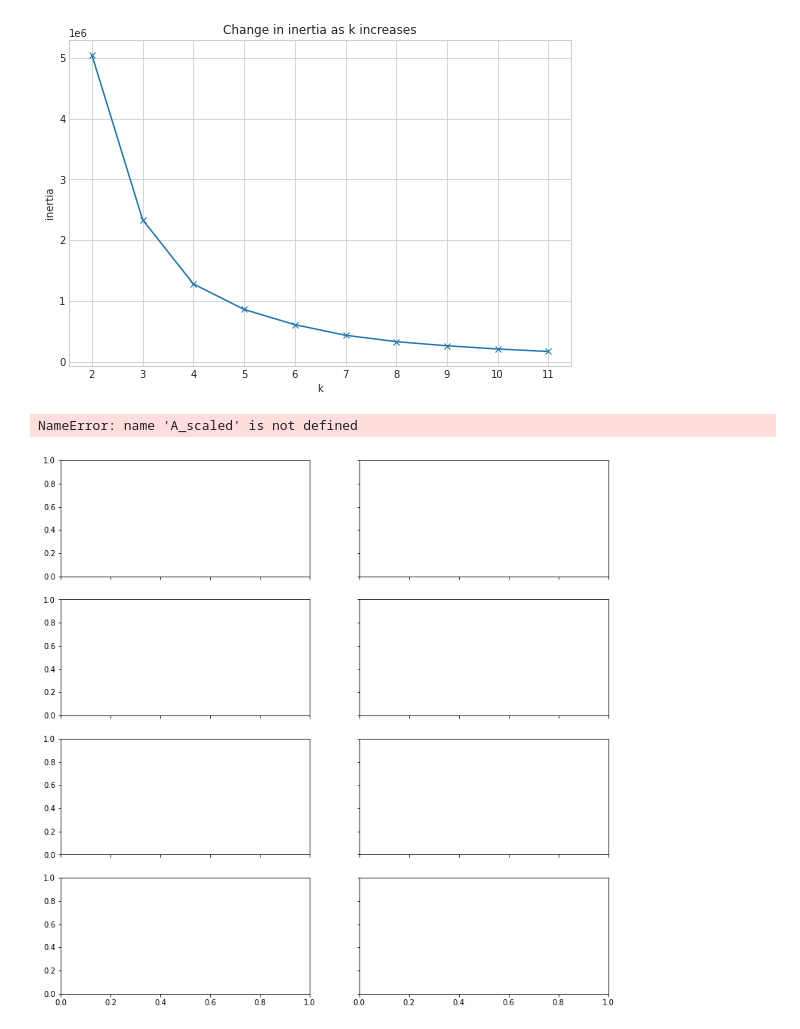
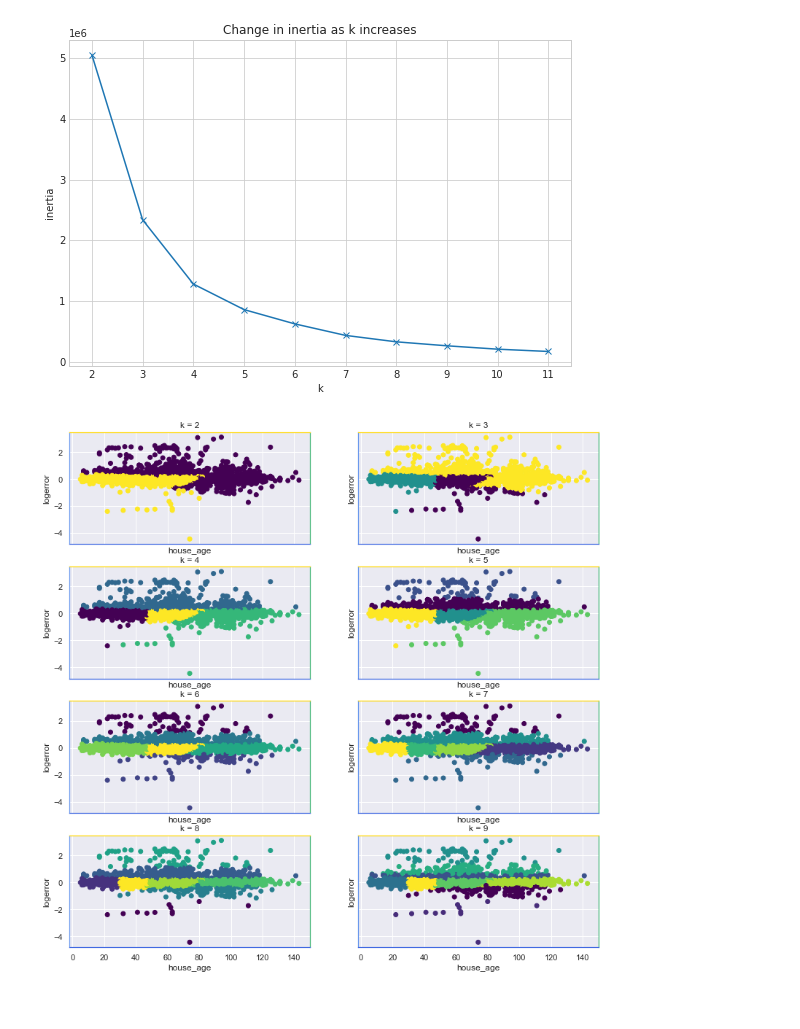
Before and after one commit to Zillow-Project/zillow_project_2021, a Jupyter notebook: Caitlyn/model.ipynb, the cells around one changed output. Saved outputs shown, nothing was run; the diff lists cells and outputs as text; code cells hidden in the pictures.

```diff
--- a/Caitlyn/model.ipynb
+++ b/Caitlyn/model.ipynb
@@ -46,23 +46,22 @@ with plt.style.context('seaborn-whitegrid'):
 # 5 and 6 look good lets try 5
 # %% [output]
 [figure]
-# %%
-fig, axs = plt.subplots(4, 2, figsize=(13, 13), sharex=True, sharey=True)
-
-for ax, k in zip(axs.ravel(), range(2, 10)):
-    clusters = KMeans(k).fit(A_scaled).predict(A_scaled)
-    ax.scatter(A.house_age, A.logerror, c=clusters, cmap='viridis_r')
-    ax.spines["bottom"].set_color("royalblue")
-    ax.spines["left"].set_color("cornflowerblue")
-    ax.spines["top"].set_color("yellow")
-    ax.spines["right"].set_color("mediumseagreen")
-    ax.set(title='k = {}'.format(k), xlabel='house_age', ylabel='logerror')
-# %% [output]
-NameError: name 'A_scaled' is not defined
-[figure, removed]
 # %%
 scaler = StandardScaler().fit(A)
 A_scaled = pd.DataFrame(scaler.transform(A), columns= A.columns).set_index([A.index.values])
+# %%
+fig, axs = plt.subplots(4, 2, figsize=(13, 13), sharex=True, sharey=True)
+
+for ax, k in zip(axs.ravel(), range(2, 10)):
+    clusters = KMeans(k).fit(A_scaled).predict(A_scaled)
+    ax.scatter(A.house_age, A.logerror, c=clusters, cmap='viridis_r')
+    ax.spines["bottom"].set_color("royalblue")
+    ax.spines["left"].set_color("cornflowerblue")
+    ax.spines["top"].set_color("gold")
+    ax.spines["right"].set_color("mediumseagreen")
+    ax.set(title='k = {}'.format(k), xlabel='house_age', ylabel='logerror')
+# %% [output]
+[figure, added]
 # %%
 #define the thing
 kmeans = KMeans(n_clusters=5)
```
Also changed, not shown: parts of 9 cells of this notebook.
